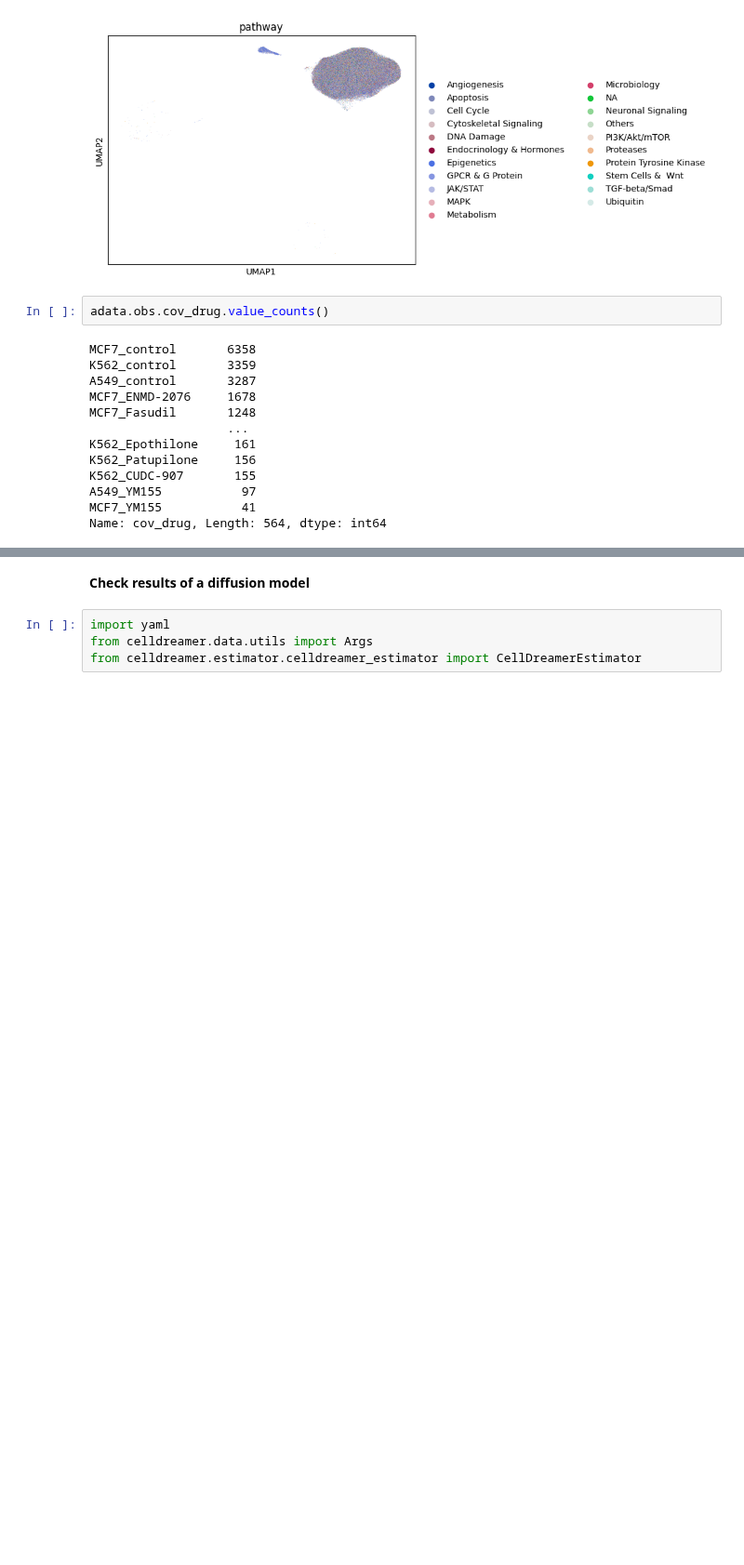
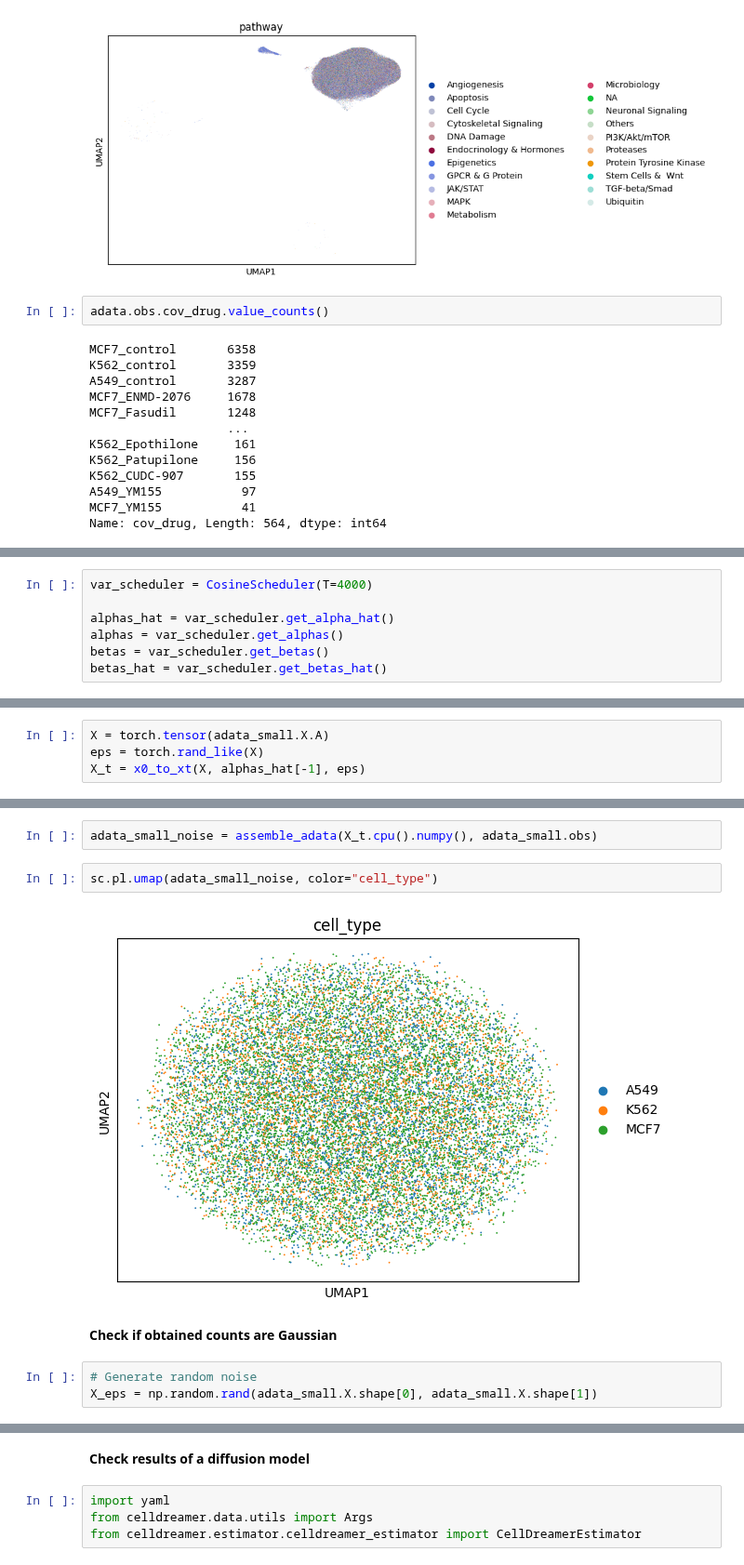
Before and after one commit to theislab/CFGen, a Jupyter notebook: notebooks/data_exploration/sciplex3_data_exploration.ipynb, the cells around one changed output, grey strips where cells are left out. Shown at 93% size. Cells and saved outputs as stored; diff of their text form; blank space fills up the shorter version.

```diff
--- a/notebooks/data_exploration/sciplex3_data_exploration.ipynb
+++ b/notebooks/data_exploration/sciplex3_data_exploration.ipynb
@@ -52,0 +75,7 @@ Name: cov_drug, Length: 564, dtype: int64
+# %%
+var_scheduler = CosineScheduler(T=4000)
+
+alphas_hat = var_scheduler.get_alpha_hat()
+alphas = var_scheduler.get_alphas()
+betas = var_scheduler.get_betas()
+betas_hat = var_scheduler.get_betas_hat()
@@ -52,0 +100,4 @@ Name: cov_drug, Length: 564, dtype: int64
+# %%
+X = torch.tensor(adata_small.X.A)
+eps = torch.rand_like(X)
+X_t = x0_to_xt(X, alphas_hat[-1], eps)
@@ -52,0 +108,11 @@ Name: cov_drug, Length: 564, dtype: int64
+# %%
+adata_small_noise = assemble_adata(X_t.cpu().numpy(), adata_small.obs)
+# %%
+sc.pl.umap(adata_small_noise, color="cell_type")
+# %% [output]
+[figure, added]
+# %% [markdown]
+**Check if obtained counts are Gaussian**
+# %%
+# Generate random noise
+X_eps = np.random.rand(adata_small.X.shape[0], adata_small.X.shape[1])
```
Also changed, not shown: parts of 20 cells of this notebook, 10 other files.
